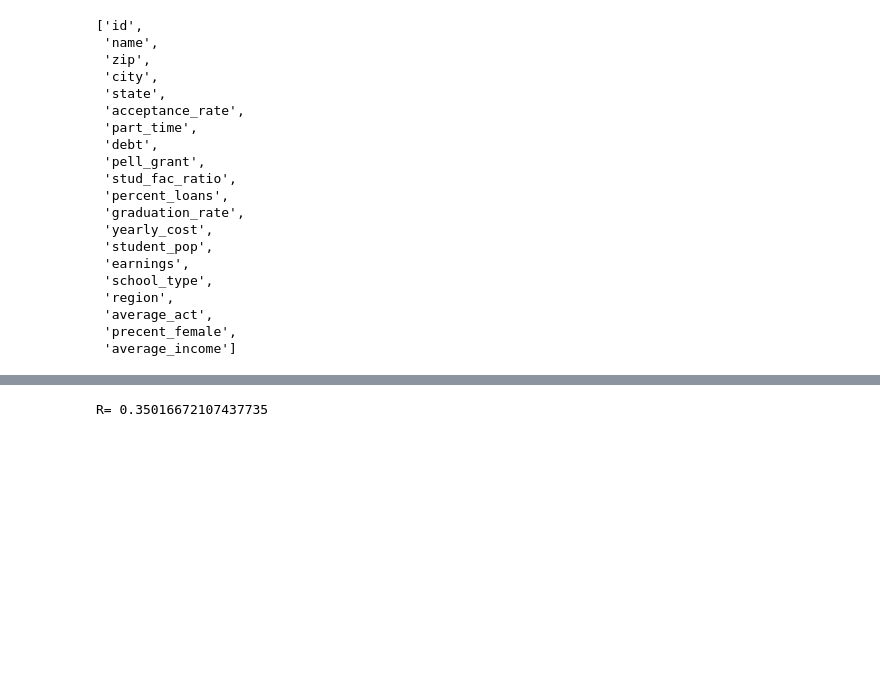
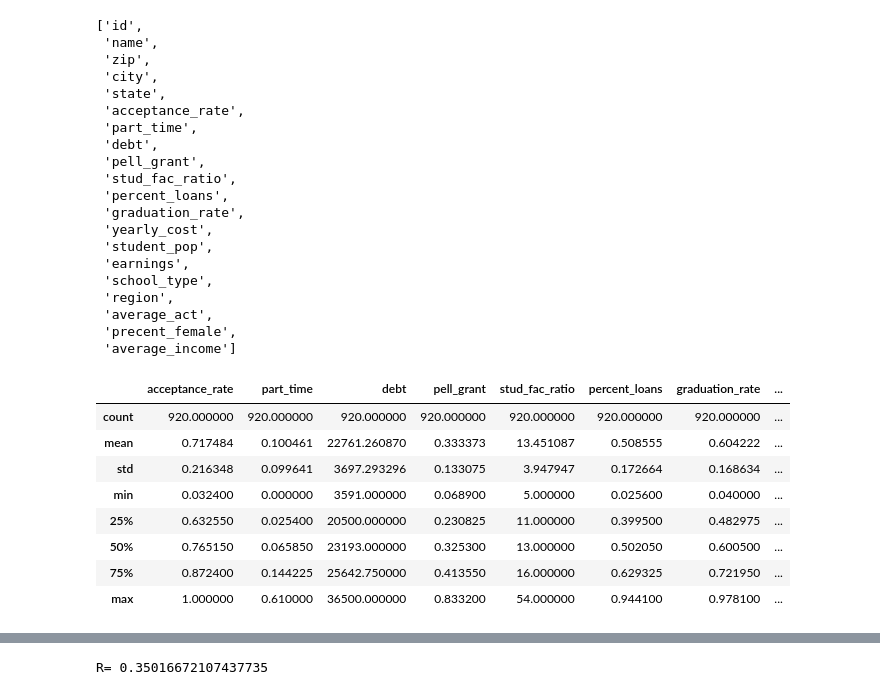
Before and after one commit to rachel1234561/ds2002project, a Jupyter notebook: analysis_viz.ipynb, the cells around one changed output, grey strips where cells are left out. Saved outputs shown, nothing was run; the diff lists cells and outputs as text; code cells hidden in the pictures; blank space fills up the shorter version.

```diff
--- a/analysis_viz.ipynb
+++ b/analysis_viz.ipynb
@@ -55,6 +57,19 @@ data['precent_female'] = pd.to_numeric(data['precent_female'], errors='coerce')
 data['average_income'] = pd.to_numeric(data['average_income'], errors='coerce')
 data['pell_grant'] = pd.to_numeric(data['pell_grant'], errors='coerce')
 data['percent_loans'] = pd.to_numeric(data['percent_loans'], errors='coerce')
+# %%
+#Calculate descriptive stats
+data.drop(['id','region'],axis=1).describe()
+# %% [output]
+|  | acceptance_rate | part_time | debt | pell_grant | stud_fac_ratio | percent_loans | graduation_rate | ... |
+| count | 920.000000 | 920.000000 | 920.000000 | 920.000000 | 920.000000 | 920.000000 | 920.000000 | ... |
+| mean | 0.717484 | 0.100461 | 22761.260870 | 0.333373 | 13.451087 | 0.508555 | 0.604222 | ... |
+| std | 0.216348 | 0.099641 | 3697.293296 | 0.133075 | 3.947947 | 0.172664 | 0.168634 | ... |
+| min | 0.032400 | 0.000000 | 3591.000000 | 0.068900 | 5.000000 | 0.025600 | 0.040000 | ... |
+| 25% | 0.632550 | 0.025400 | 20500.000000 | 0.230825 | 11.000000 | 0.399500 | 0.482975 | ... |
+| 50% | 0.765150 | 0.065850 | 23193.000000 | 0.325300 | 13.000000 | 0.502050 | 0.600500 | ... |
+| 75% | 0.872400 | 0.144225 | 25642.750000 | 0.413550 | 16.000000 | 0.629325 | 0.721950 | ... |
+| max | 1.000000 | 0.610000 | 36500.000000 | 0.833200 | 54.000000 | 0.944100 | 0.978100 | ... |
 # %%
 # Compute the correlation matrix using only numeric columns
 numeric_vars = data.select_dtypes(include=['float64', 'int64']).drop(['region','id','part_time','pell_grant','precent_female','percent_loans','debt','student_pop'],axis='columns')
```
Also changed, not shown: parts of 14 cells of this notebook.
